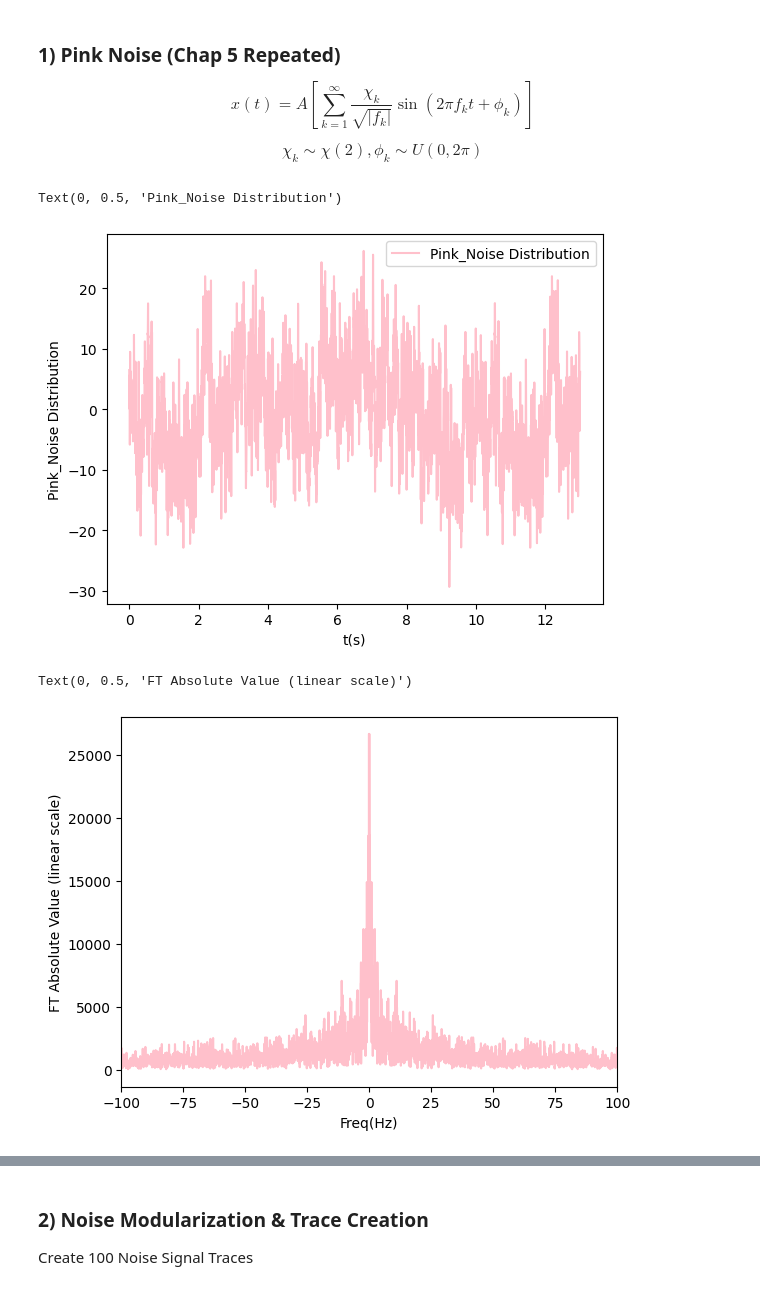
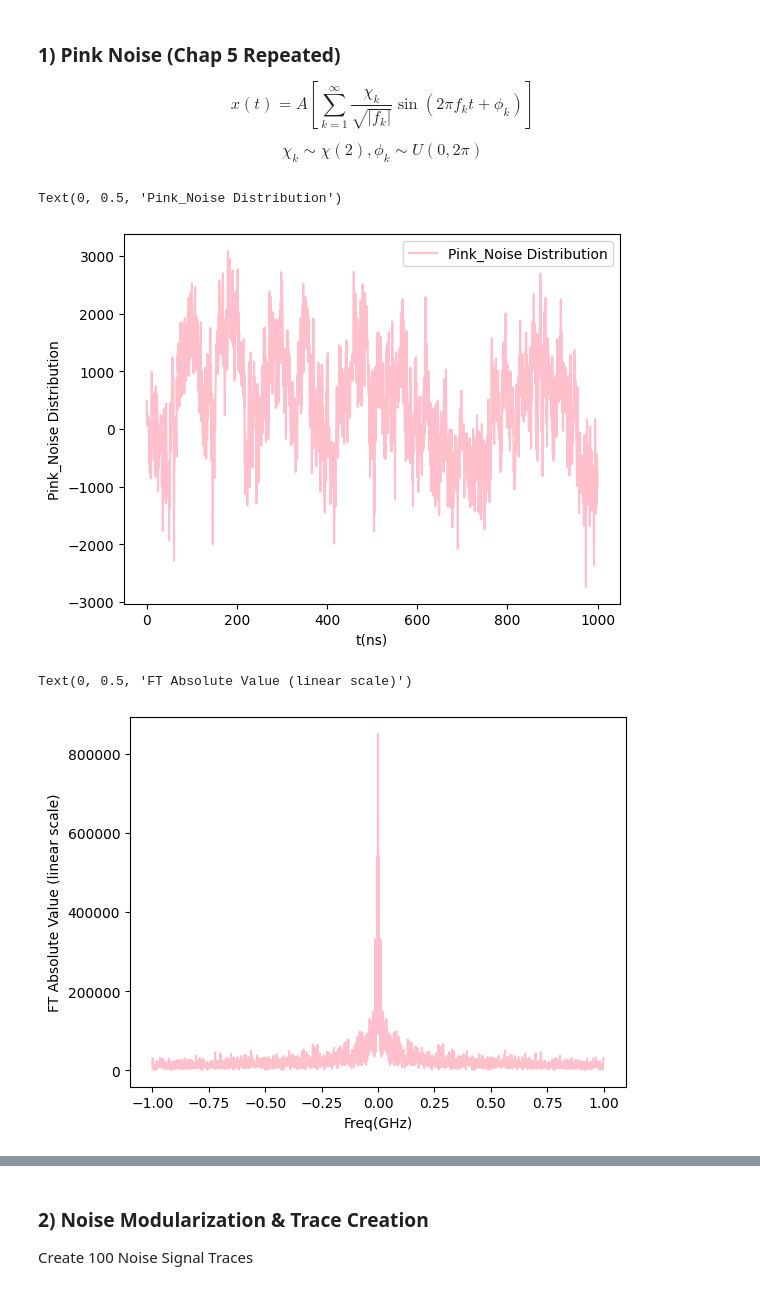
Before and after one commit to BrainConnection/Dynamical_Decoupling_Project, a Jupyter notebook: Project Dynamic Decoupling/Pink Noise Decoupling Practice.ipynb, the cells around one changed output, grey strips where cells are left out. Saved outputs shown, nothing was run; the diff lists cells and outputs as text; code cells hidden in the pictures.

```diff
--- a/Project Dynamic Decoupling/Pink Noise Decoupling Practice.ipynb
+++ b/Project Dynamic Decoupling/Pink Noise Decoupling Practice.ipynb
@@ -74,11 +85,11 @@ def Pink_Noise(min_freq, freq_repeat, t_srt, t_end, t_repeat, mu, sigma, A):
 def func(t, b, a):
     return b + a * t
 # %%
-min_freq = 0.1
-freq_repeat = 1000
-t_repeat = 13000
+min_freq = 0.00001
+freq_repeat = 100000
+t_repeat = 2000
 t_srt = 0
-t_end = 13
+t_end = 1000
 
 mu = 0
 sigma = 1
@@ -89,27 +100,27 @@ args = {'min_freq': min_freq, 'freq_repeat': freq_repeat, 't_srt': t_srt, 't_end
 # %%
 tlist = np.linspace(t_srt, t_end, t_repeat)
 Pink_Noise_Sample = Pink_Noise(min_freq, freq_repeat, t_srt, t_end, t_repeat, mu, sigma, A)
 
 fig, ax = plt.subplots(1, 1)
 ax.plot(tlist, Pink_Noise_Sample, label = 'Pink_Noise Distribution', color='pink')
 ax.legend(loc = 0)
-ax.set_xlabel('t(s)')
+ax.set_xlabel('t(ns)')
 ax.set_ylabel('Pink_Noise Distribution')
 # %% [output]
 Text(0, 0.5, 'Pink_Noise Distribution')
-[figure, old version]
+[figure, new version]
 # %%
 x_fft = np.fft.fftshift(np.fft.fft(Pink_Noise_Sample))
 x_freq = np.fft.fftshift(np.fft.fftfreq(len(Pink_Noise_Sample), d=tlist[1]-tlist[0]))
 
 plt.figure()
 plt.plot(x_freq, np.abs(x_fft), label = 'Pink_Noise Distribution', color='pink')
-plt.xlim(-100,100)
-plt.xlabel('Freq(Hz)')
+#plt.xlim(-10000,10000)
+plt.xlabel('Freq(GHz)')
 plt.ylabel('FT Absolute Value (linear scale)')
 # %% [output]
 Text(0, 0.5, 'FT Absolute Value (linear scale)')
-[figure, old version]
+[figure, new version]
 # %%
 x_fft = np.fft.fftshift(np.fft.fft(Pink_Noise_Sample))
 x_freq = np.fft.fftshift(np.fft.fftfreq(len(Pink_Noise_Sample), d=tlist[1]-tlist[0]))
```
Also changed, not shown: parts of 21 cells of this notebook.
